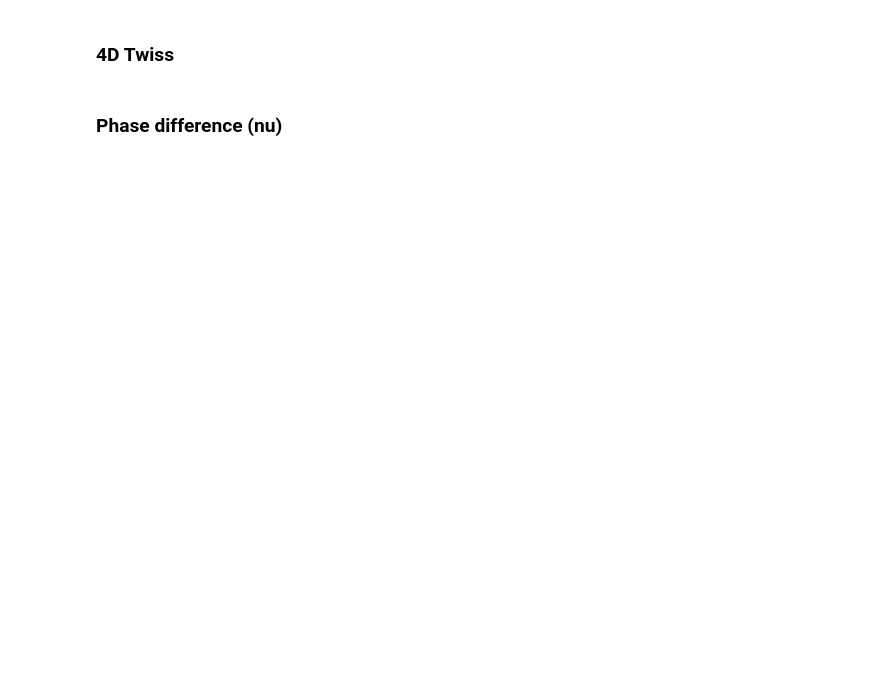
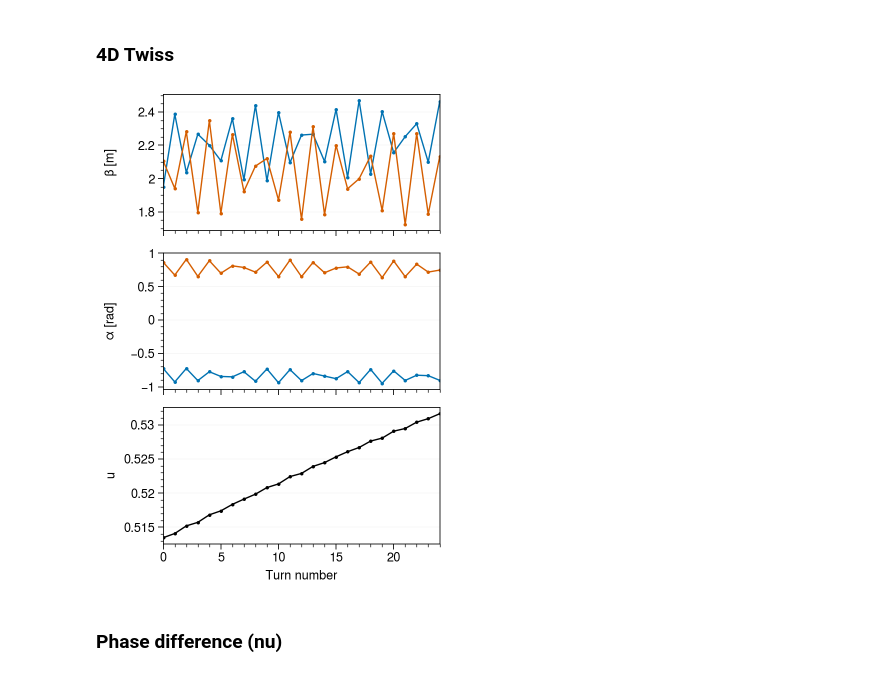
Before and after one commit to austin-hoover/accphys-tools, a Jupyter notebook: envelope/matching/tracking/turn_by_turn/onebeam/analysis.ipynb, the cells around one changed output. Drawn from its saved outputs; the diff is of its cells as text; code cells hidden in the pictures; blank space fills up the shorter version.

```diff
--- a/envelope/matching/tracking/turn_by_turn/onebeam/analysis.ipynb
+++ b/envelope/matching/tracking/turn_by_turn/onebeam/analysis.ipynb
@@ -113,11 +122,16 @@ save('twiss2D', dirs['env'], dpi=dpi)
 ### 4D Twiss
 # %%
 fig, axes = setup_figure(2)
-env_stats.twiss4D[['bx','by']].plot(ax=axes[0], **plt_kws)
-env_stats.twiss4D[['ax','ay']].plot(ax=axes[1], **plt_kws)
+env_stats.twiss4D[['beta_x','beta_y']].plot(ax=axes[0], **plt_kws)
+env_stats.twiss4D[['alpha_x','alpha_y']].plot(ax=axes[1], **plt_kws)
 env_stats.twiss4D[['u']].plot(ax=axes[2], color='k', **plt_kws)
-set_labels(axes, [r'$\beta$ [m]', r'$\alpha$ [rad]', r'$u$'], 'ylabel')
-save('twiss4D', dirs['env'], dpi=dpi)
+axes[0].set_ylabel(r'$\beta$ [m]')
+axes[1].set_ylabel(r'$\alpha$ [rad]')
+axes[2].set_ylabel(r'$u$')
+axes.format(**format_kws)
+savefig('twiss4D', dirs['env'])
+# %% [output]
+[figure, added]
 # %% [markdown]
 ### Phase difference (nu)
 # %%
```
Also changed, not shown: parts of 36 cells of this notebook, 1 other file.
